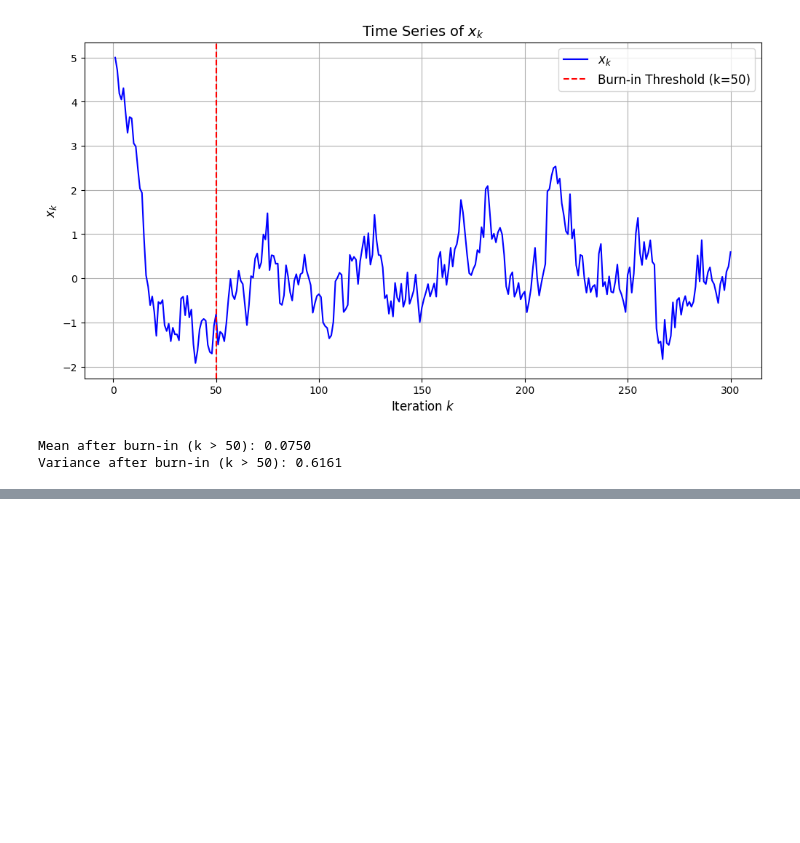
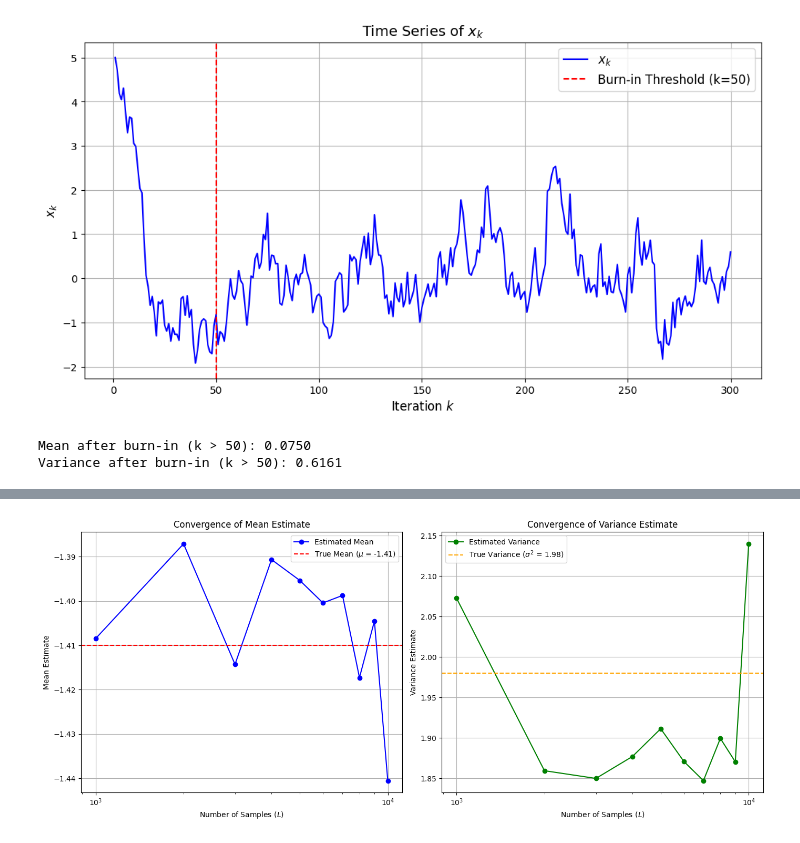
Before and after one commit to edoardomangia/SSY316, a Jupyter notebook: Assignment5/SSY316_Assignment5.ipynb, the cells around one changed output, grey strips where cells are left out. Cells and saved outputs as stored; diff of their text form; code cells hidden in the pictures; blank space fills up the shorter version.

```diff
--- a/Assignment5/SSY316_Assignment5.ipynb
+++ b/Assignment5/SSY316_Assignment5.ipynb
@@ -71,0 +161,72 @@ Variance after burn-in (k > 50): 0.6161
+# %%
+import numpy as np
+import matplotlib.pyplot as plt
+
+def evaluate_gaussian(x, mu, sigma):
+    return (1 / (np.sqrt(2 * np.pi) * sigma)) * np.exp(-((x - mu)**2) / (2 * sigma**2))
+
+def evaluate_johnsons(x):
+    return (np.sqrt(2) / np.sqrt(np.pi * (1 + (x - 1)**2))) * \
+           np.exp(-0.5 * (3 + 2 * np.arcsinh(x - 1))**2)
+
+def estimate_stats(samples, weights):
+    mu_hat = np.sum(weights * samples)
+    sigma2_hat = np.sum(weights * (samples - mu_hat)**2)
+    return mu_hat, sigma2_hat
+
+# Analytical values for comparison
+true_mean = -1.41
+true_variance = 1.98
+
+Ls = np.linspace(1000, 10000, 10).astype(int)
+means = []
+vars_ = []
+
+proposal_mu = -2
+proposal_sigma2 = 4
+proposal_sigma = np.sqrt(proposal_sigma2)
+
+for L in Ls:
+    z = np.random.normal(loc=proposal_mu, scale=proposal_sigma, size=L)
+    p = evaluate_johnsons(z)
+    q = evaluate_gaussian(z, proposal_mu, proposal_sigma)
+
+    weights = p / q
+
+    weights /= np.sum(weights)
+
+    mu_hat, sigma2_hat = estimate_stats(z, weights)
+    means.append(mu_hat)
+    vars_.append(sigma2_hat)
+
+plt.figure(figsize=(14, 6))
+
+# Subplot for Mean Estimation
+plt.subplot(1, 2, 1)
+plt.plot(Ls, means, marker='o', linestyle='-', color='blue', label='Estimated Mean')
+plt.axhline(y=true_mean, color='red', linestyle='--', label=f'True Mean ($\mu$ = {true_mean})')
+plt.xscale('log')
+plt.xlabel('Number of Samples ($L$)')
+plt.ylabel('Mean Estimate')
+plt.title('Convergence of Mean Estimate')
+plt.legend()
+plt.grid(True)
+
+# Subplot for Variance Estimation
+plt.subplot(1, 2, 2)
+plt.plot(Ls, vars_, marker='o', linestyle='-', color='green', label='Estimated Variance')
+plt.axhline(y=true_variance, color='orange', linestyle='--', label=f'True Variance ($\sigma^2$ = {true_variance})')
+plt.xscale('log')
+plt.xlabel('Number of Samples ($L$)')
+plt.ylabel('Variance Estimate')
+plt.title('Convergence of Variance Estimate')
+plt.legend()
+plt.grid(True)
+
+plt.tight_layout()
+plt.show()
+
+for L, mu_hat, var_hat in zip(Ls, means, vars_):
+    print(f"L={L}: Estimated Mean={mu_hat:.2f}, Estimated Variance={var_hat:.2f}")
+# %% [output]
+[figure, added]
```
Also changed, not shown: parts of 7 cells of this notebook, 17 other files.
